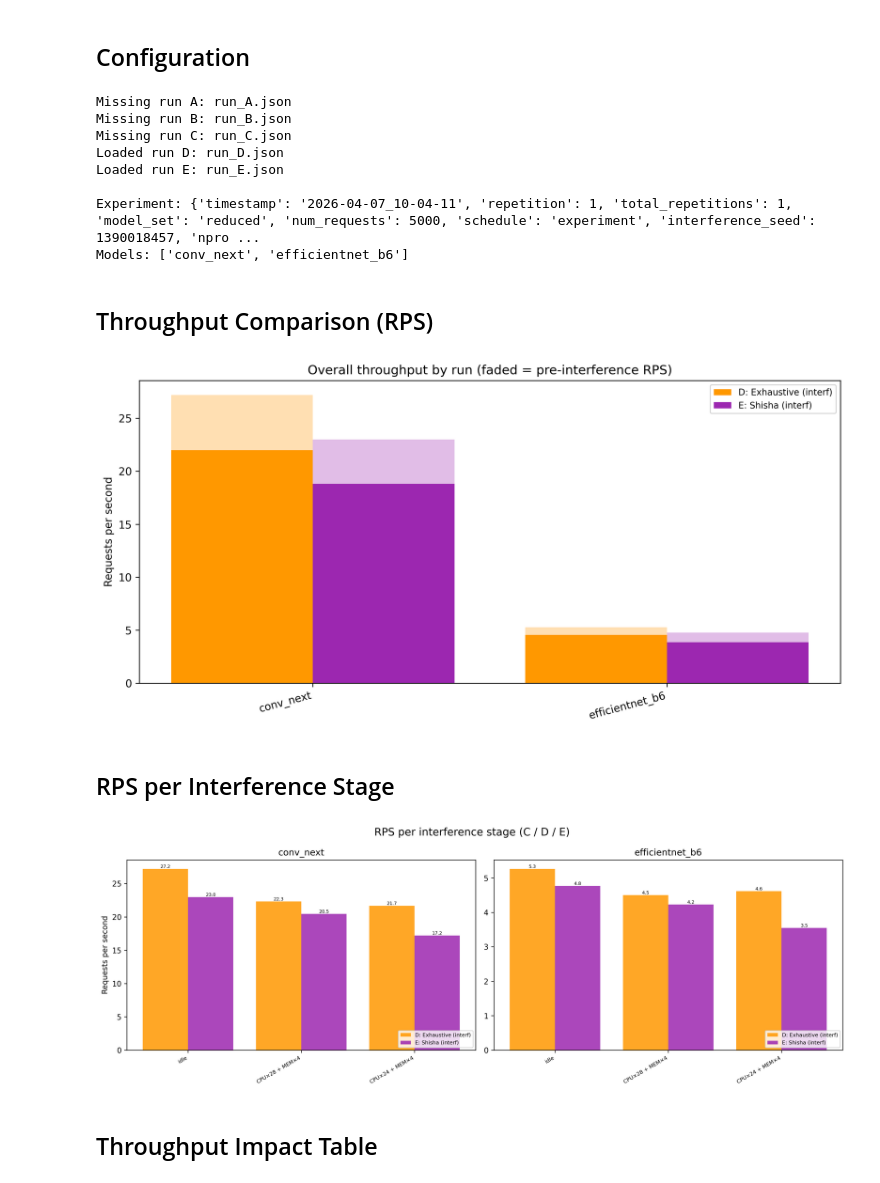
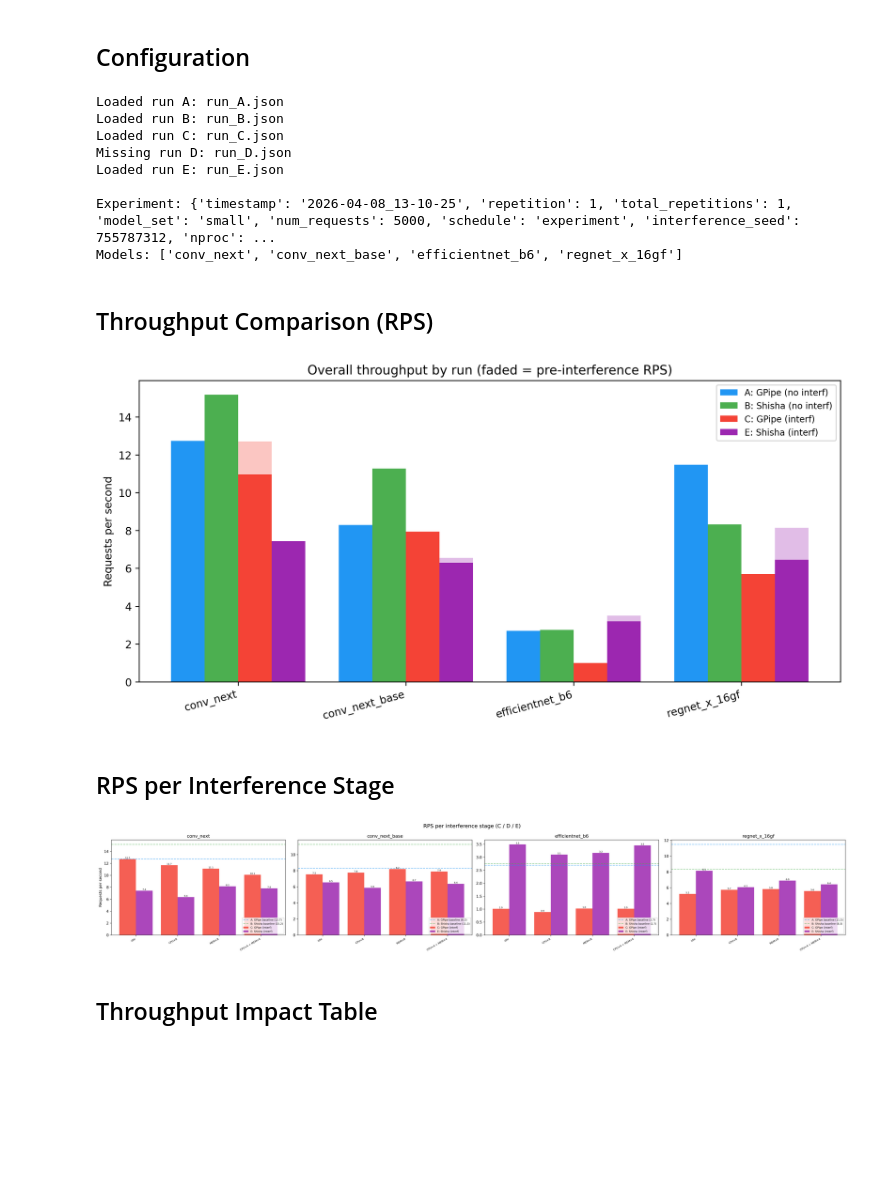
Before and after one commit to AndreiGhita2002/model-runner, a Jupyter notebook: data/experiment_graphs.ipynb, the cells around one changed output. Drawn from its saved outputs; the diff is of its cells as text; code cells hidden in the pictures; blank space fills up the shorter version.

```diff
--- a/data/experiment_graphs.ipynb
+++ b/data/experiment_graphs.ipynb
@@ -11,7 +11,7 @@ plt.rcParams['figure.dpi'] = 240
 ## Configuration
 # %%
 # Path to experiment directory
-EXPERIMENT_DIR = Path("experiments/exp4")
+EXPERIMENT_DIR = Path("experiments/exp10")
 
 # Run labels and descriptions
 RUN_INFO = {
@@ -47,14 +47,14 @@ for data in runs.values():
 all_models = sorted(all_models)
 print(f"Models: {all_models}")
 # %% [output]
-Missing run A: run_A.json
-Missing run B: run_B.json
-Missing run C: run_C.json
-Loaded run D: run_D.json
+Loaded run A: run_A.json
+Loaded run B: run_B.json
+Loaded run C: run_C.json
+Missing run D: run_D.json
 Loaded run E: run_E.json
 
-Experiment: {'timestamp': '2026-04-07_10-04-11', 'repetition': 1, 'total_repetitions': 1, 'model_set': 'reduced', 'num_requests': 5000, 'schedule': 'experiment', 'interference_seed': 1390018457, 'npro ...
-Models: ['conv_next', 'efficientnet_b6']
+Experiment: {'timestamp': '2026-04-08_13-10-25', 'repetition': 1, 'total_repetitions': 1, 'model_set': 'small', 'num_requests': 5000, 'schedule': 'experiment', 'interference_seed': 755787312, 'nproc': ...
+Models: ['conv_next', 'conv_next_base', 'efficientnet_b6', 'regnet_x_16gf']
 # %% [markdown]
 ## Throughput Comparison (RPS)
 # %%
@@ -153,7 +153,7 @@ ax.legend(fontsize="small")
 fig.tight_layout()
 plt.show()
 # %% [output]
-[figure, old version]
+[figure, new version]
 # %% [markdown]
 ## RPS per Interference Stage
 # %%
@@ -194,7 +194,11 @@ if interf_run_ids:
             if first_time is None and "time" in e and "event" in e:
                 first_time = e["time"]
 
-        if step_order is None or not steps or not step_dur or first_time is None:
+        # Deterministic mode doesn't log step_order — default to sequential
+        if step_order is None:
+            step_order = list(range(len(steps)))
+
+        if not steps or not step_dur or first_time is None:
             return []
 
         timed = [b for b in result.get("batches", []) if "timing" in b]
@@ -259,34 +263,34 @@ if interf_run_ids:
                             f"{val:.1f}", ha="center", va="bottom", fontsize=6)
 
         # Add run A baseline as horizontal line
         if "A" in runs:
             a_result = runs["A"].get("results", {}).get(model)
             if a_result:
                 a_rps = a_result.get("requests_per_second", 0)
                 ax.axhline(a_rps, color=RUN_INFO["A"]["color"], linestyle="--",
                            alpha=0.6, label=f"A: GPipe baseline ({a_rps:.1f})")
 
         # Add run B average RPS as horizontal line
         if "B" in runs:
             b_result = runs["B"].get("results", {}).get(model)
             if b_result:
                 b_rps = b_result.get("requests_per_second", 0)
                 ax.axhline(b_rps, color=RUN_INFO["B"]["color"], linestyle="--",
                            alpha=0.6, label=f"B: Shisha baseline ({b_rps:.1f})")
 
         ax.set_xticks(x)
         ax.set_xticklabels(stage_labels, rotation=30, ha="right", fontsize=7)
         ax.set_ylabel("Requests per second" if idx == 0 else "")
         ax.set_title(model)
         ax.legend(fontsize="x-small", loc="lower right")
 
     fig.suptitle("RPS per interference stage (C / D / E)", fontsize=14)
     fig.tight_layout()
     plt.show()
 else:
     print("No interference runs (C/D/E) available")
 # %% [output]
-[figure, old version]
+[figure, new version]
 # %% [markdown]
 ## Throughput Impact Table
 # %%
```
Also changed, not shown: parts of 4 cells of this notebook, 3 other files.
